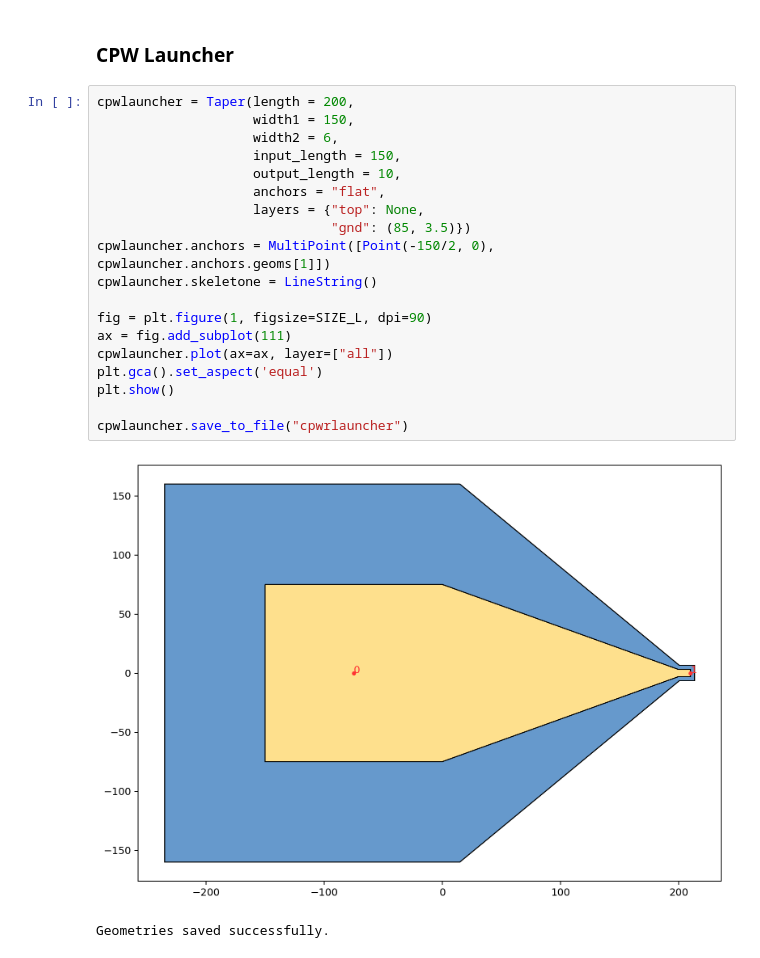
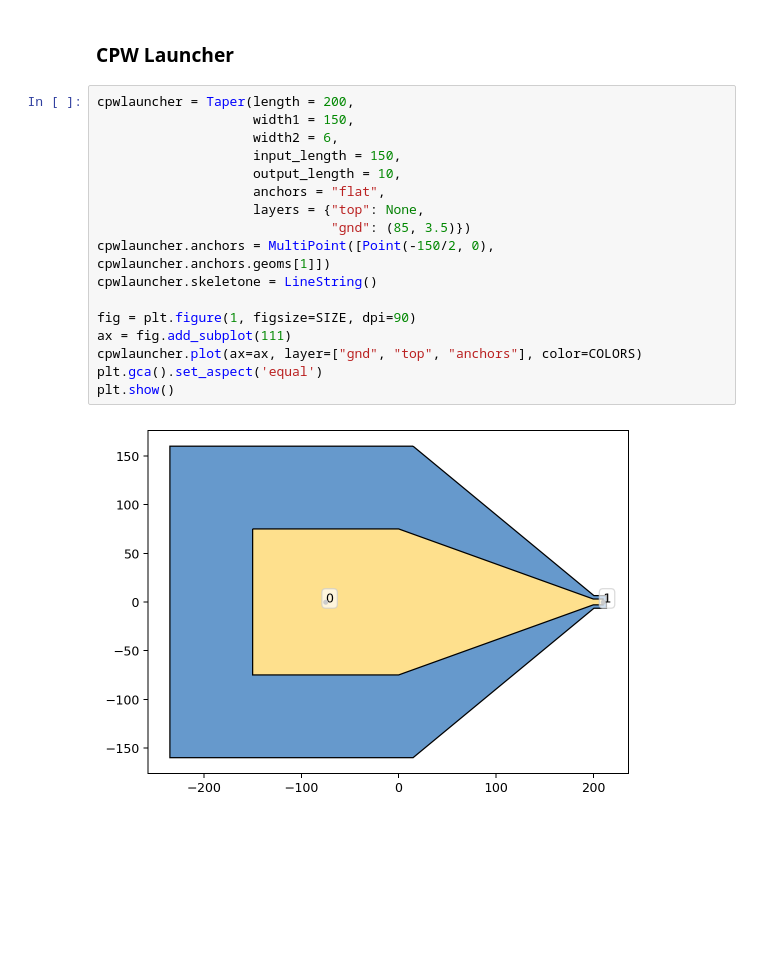
Before and after one commit to eeroqlab/zeroheliumkit, a Jupyter notebook: examples/basic_geometries.ipynb, the cells around one changed output. Saved outputs shown, nothing was run; the diff lists cells and outputs as text; blank space fills up the shorter version.

```diff
--- a/examples/basic_geometries.ipynb
+++ b/examples/basic_geometries.ipynb
@@ -311,22 +253,19 @@ plt.show()
 # %%
 cpwlauncher = Taper(length = 200,
                     width1 = 150,
                     width2 = 6,
                     input_length = 150,
                     output_length = 10,
                     anchors = "flat",
                     layers = {"top": None,
                               "gnd": (85, 3.5)})
 cpwlauncher.anchors = MultiPoint([Point(-150/2, 0), cpwlauncher.anchors.geoms[1]])
 cpwlauncher.skeletone = LineString()
 
-fig = plt.figure(1, figsize=SIZE_L, dpi=90)
+fig = plt.figure(1, figsize=SIZE, dpi=90)
 ax = fig.add_subplot(111)
-cpwlauncher.plot(ax=ax, layer=["all"])
+cpwlauncher.plot(ax=ax, layer=["gnd", "top", "anchors"], color=COLORS)
 plt.gca().set_aspect('equal')
 plt.show()
-
-cpwlauncher.save_to_file("cpwrlauncher")
 # %% [output]
-[figure, old version]
+[figure, new version]
-Geometries saved successfully.
```
Also changed, not shown: parts of 18 cells of this notebook.
